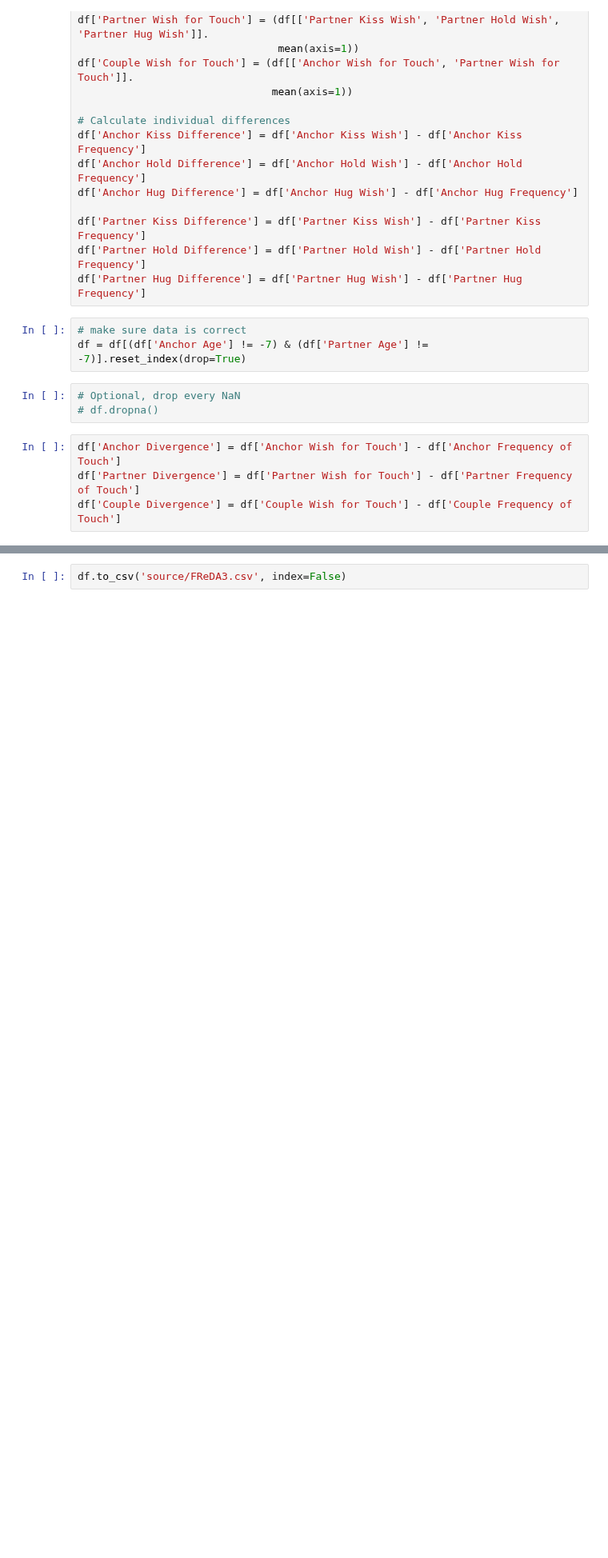
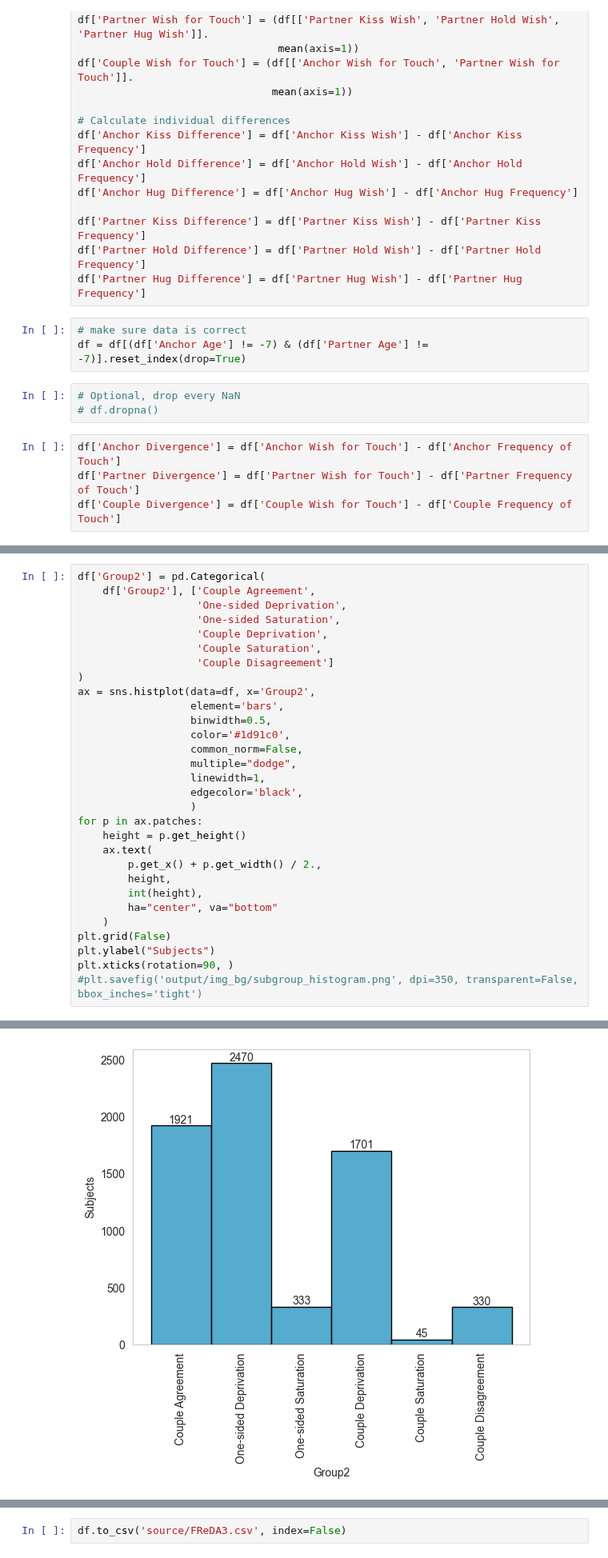
Before and after one commit to EdgardoCS/touchCouples, a Jupyter notebook: read_and_sort.ipynb, the cells around one changed output, grey strips where cells are left out. Shown at 80% size. Drawn from its saved outputs; the diff is of its cells as text; blank space fills up the shorter version.

```diff
--- a/read_and_sort.ipynb
+++ b/read_and_sort.ipynb
@@ -365,0 +472,31 @@ Name: Id, dtype: float64
+# %%
+df['Group2'] = pd.Categorical(
+    df['Group2'], ['Couple Agreement',
+                   'One-sided Deprivation',
+                   'One-sided Saturation',
+                   'Couple Deprivation',
+                   'Couple Saturation',
+                   'Couple Disagreement']
+)
+ax = sns.histplot(data=df, x='Group2',
+                  element='bars',
+                  binwidth=0.5,
+                  color='#1d91c0',
+                  common_norm=False,
+                  multiple="dodge",
+                  linewidth=1,
+                  edgecolor='black',
+                  )
+for p in ax.patches:
+    height = p.get_height()
+    ax.text(
+        p.get_x() + p.get_width() / 2.,
+        height,
+        int(height),
+        ha="center", va="bottom"
+    )
+plt.grid(False)
+plt.ylabel("Subjects")
+plt.xticks(rotation=90, )
+#plt.savefig('output/img_bg/subgroup_histogram.png', dpi=350, transparent=False, bbox_inches='tight')
+# %% [output]
@@ -366 +510,2 @@ Name: Id, dtype: float64
+[figure, added]
 # %%
```
Also changed, not shown: parts of 13 cells of this notebook, 16 other files.
